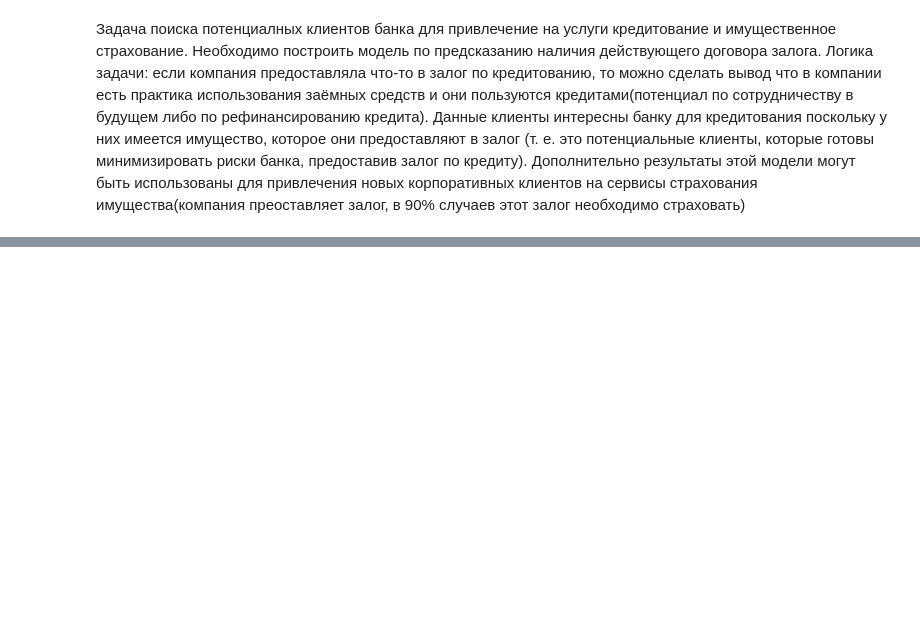
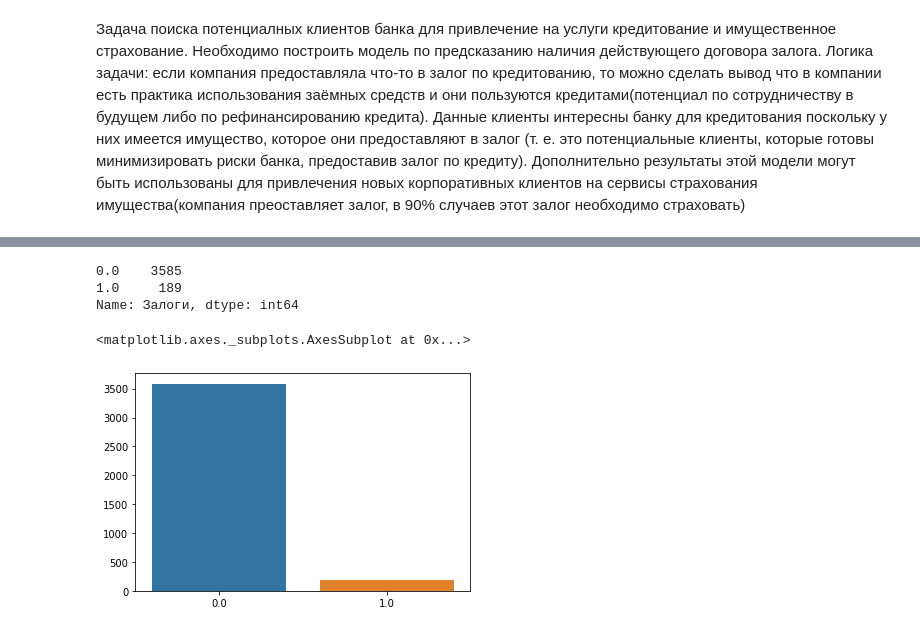
Before and after one commit to Dementev-Ilia/CustomerSearch, a Jupyter notebook: new data/CustomerSearch.ipynb, the cells around one changed output, grey strips where cells are left out. Cells and saved outputs as stored; diff of their text form; code cells hidden in the pictures; blank space fills up the shorter version.

```diff
--- a/new data/CustomerSearch.ipynb
+++ b/new data/CustomerSearch.ipynb
@@ -513,0 +1082,10 @@ cred.head(3)
+# %%
+#проверяем насколько сбалансированы данные
+print(cred["Залоги"].value_counts())
+sns.barplot(cred["Залоги"].value_counts().index, cred["Залоги"].value_counts().values)
+# %% [output]
+0.0    3585
+1.0     189
+Name: Залоги, dtype: int64
+<matplotlib.axes._subplots.AxesSubplot at 0x...>
+[figure, added]
```
Also changed, not shown: parts of 36 cells of this notebook.
